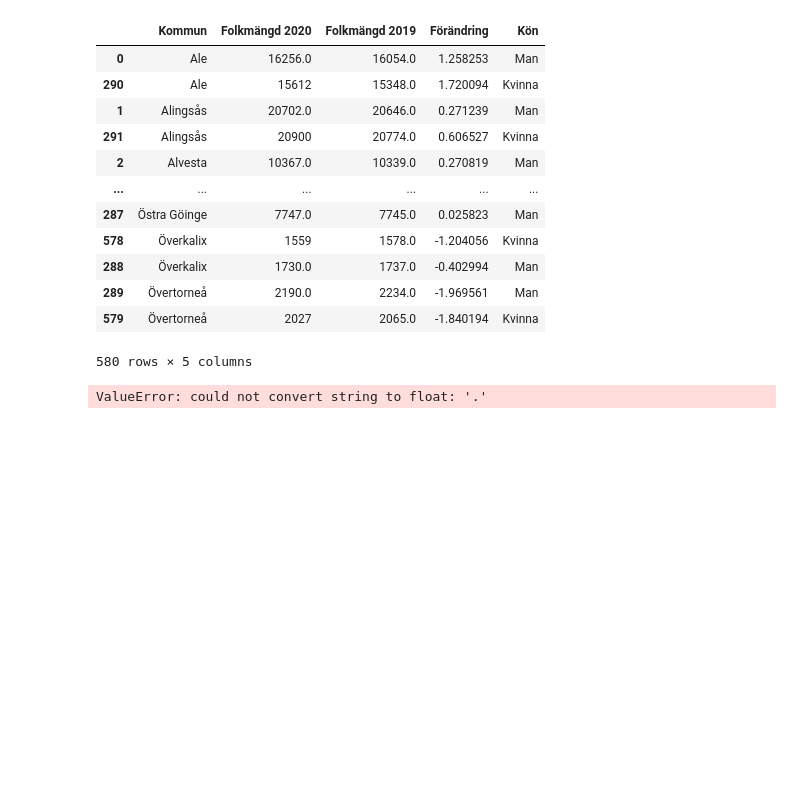
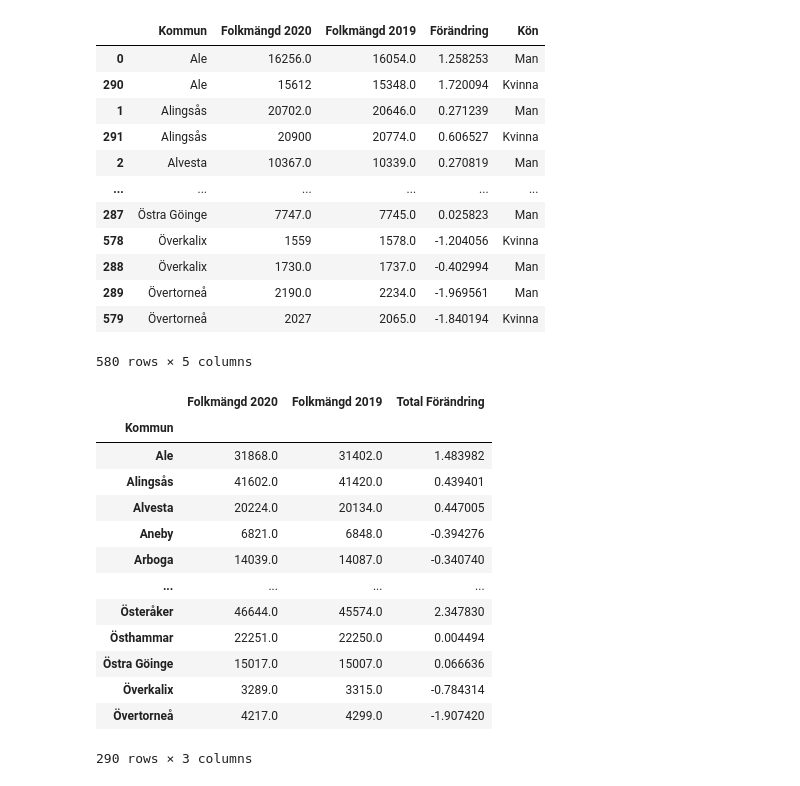
Before and after one commit to Lelelass/Databehandling-21, a Jupyter notebook: Exercices/pandas fundamentals exercises.ipynb, the cells around one changed output. Drawn from its saved outputs; the diff is of its cells as text; code cells hidden in the pictures; blank space fills up the shorter version.

```diff
--- a/Exercices/pandas fundamentals exercises.ipynb
+++ b/Exercices/pandas fundamentals exercises.ipynb
@@ -168,7 +168,7 @@ cities_men_and_women
 580 rows × 5 columns
 # %%
 cities_men_and_women = cities_men_and_women.sort_values(by = "Kommun")
-cities_men_and_women.set_index("Kommun")
+cities_men_and_women["Förändring"] = cities_men_and_women["Förändring"].replace(['.', ','], "0.00")
 cities_men_and_women
 # %% [output]
 |  | Kommun | Folkmängd 2020 | Folkmängd 2019 | Förändring | Kön |
@@ -185,8 +185,22 @@ cities_men_and_women
 | 579 | Övertorneå | 2027 | 2065.0 | -1.840194 | Kvinna |
 580 rows × 5 columns
 # %%
-cities_men_and_women["Förändring"] = cities_men_and_women["Förändring"].astype(float)
-grouped_cities_men_and_women = cities_men_and_women.groupby('Kommun').agg({"Folkmängd 2020": 'sum' , "Folkmängd 2019" : 'sum', "Förändring" : 'mean'})
+grouped_cities_men_and_women = cities_men_and_women.groupby('Kommun').agg({"Folkmängd 2020": 'sum' , "Folkmängd 2019" : 'sum'})
+grouped_cities_men_and_women = pd.DataFrame(grouped_cities_men_and_women)
+grouped_cities_men_and_women["Total Förändring"] = ((grouped_cities_men_and_women["Folkmängd 2020"] - grouped_cities_men_and_women["Folkmängd 2019"]) / grouped_cities_men_and_women["Folkmängd 2019"]) *100
 grouped_cities_men_and_women
 # %% [output]
+|  | Folkmängd 2020 | Folkmängd 2019 | Total Förändring |
+| Kommun |  |  |  |
+| Ale | 31868.0 | 31402.0 | 1.483982 |
+| Alingsås | 41602.0 | 41420.0 | 0.439401 |
+| Alvesta | 20224.0 | 20134.0 | 0.447005 |
+| Aneby | 6821.0 | 6848.0 | -0.394276 |
+| Arboga | 14039.0 | 14087.0 | -0.340740 |
+| ... | ... | ... | ... |
+| Österåker | 46644.0 | 45574.0 | 2.347830 |
+| Östhammar | 22251.0 | 22250.0 | 0.004494 |
+| Östra Göinge | 15017.0 | 15007.0 | 0.066636 |
+| Överkalix | 3289.0 | 3315.0 | -0.784314 |
+| Övertorneå | 4217.0 | 4299.0 | -1.907420 |
-ValueError: could not convert string to float: '.'
+290 rows × 3 columns
```
Also changed, not shown: parts of 3 cells of this notebook.
